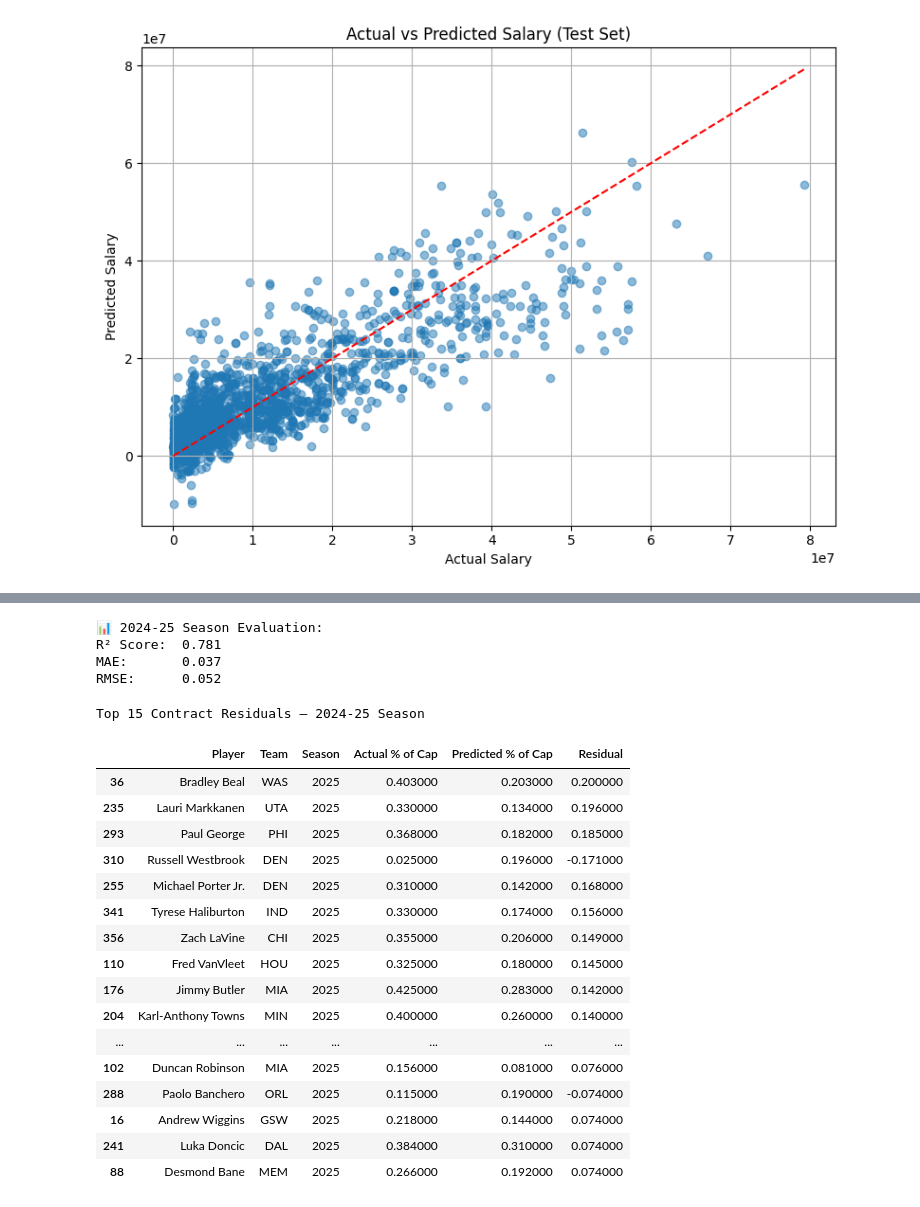
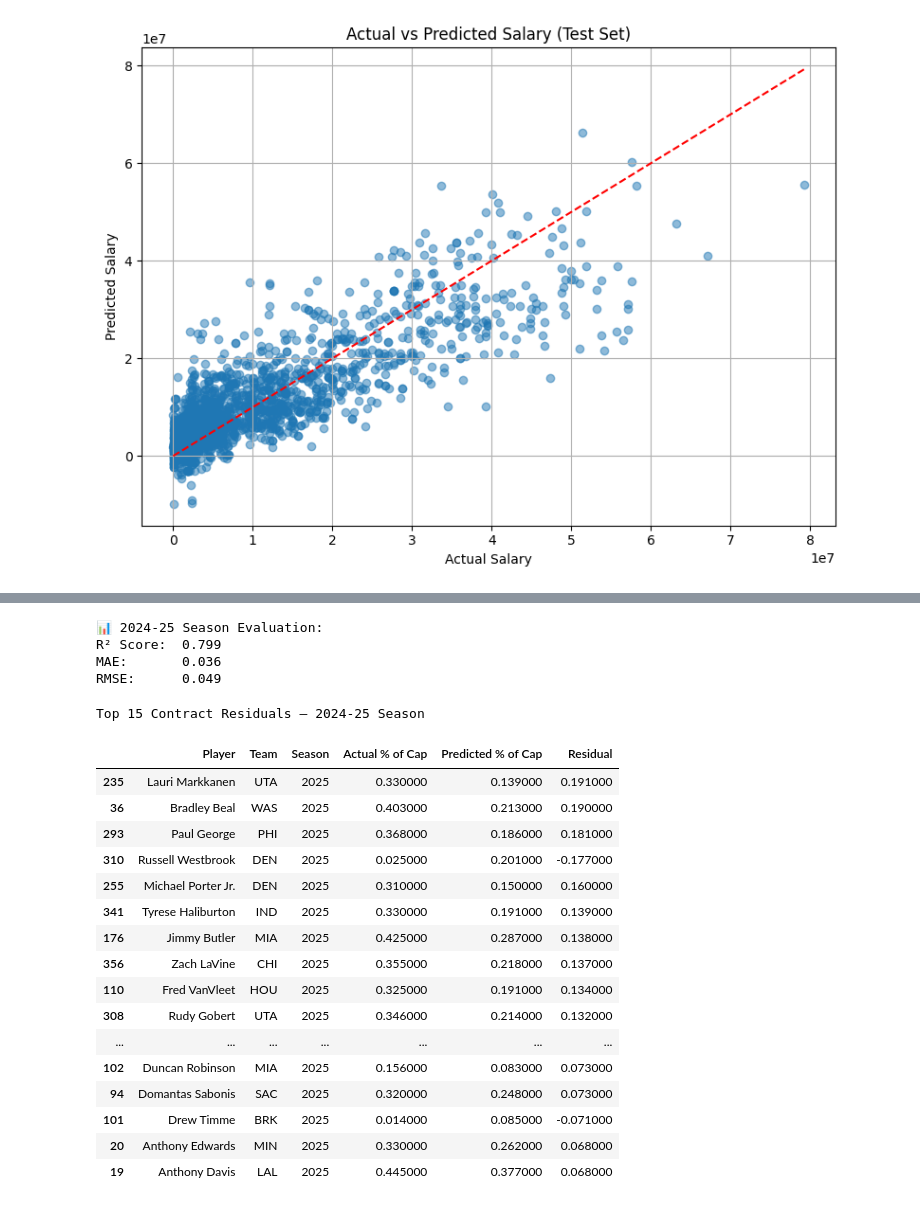
Before and after one commit to garethjones1/econometricsNBA, a Jupyter notebook: beginning.ipynb, the cells around one changed output, grey strips where cells are left out. Saved outputs shown, nothing was run; the diff lists cells and outputs as text; code cells hidden in the pictures.

```diff
--- a/beginning.ipynb
+++ b/beginning.ipynb
@@ -719,39 +644,3 @@ R² Score:      0.6943
 MAE:           $4,854,495.78
 RMSE:          $6,780,879.10
 [figure]
-# %%
-import matplotlib.pyplot as plt
-import statsmodels.api as sm
-
-# 1. Generate predictions if not already done
-if 'Predicted_Salary' not in df_model.columns:
-    X_full = df_model[significant_predictors]
-    X_full_const = sm.add_constant(X_full)
-    df_model['Predicted_Salary'] = final_ols.predict(X_full_const)
-
-# 2. Identify top N players by average actual salary
-top_n = 5
-top_players = df_model.groupby('Player')['Salary'].mean().nlargest(top_n).index
-
-# 3. Plot each player separately: actual vs predicted salary over time
-for player in top_players:
-    player_data = df_model[df_model['Player'] == player]
-
-    # Optional: group by season to avoid duplicates
-    player_data = (
-        player_data.groupby('Season_Year')[['Salary', 'Predicted_Salary']]
-        .mean()
-        .reset_index()
-    )
-
-    plt.figure(figsize=(8, 5))
-    plt.plot(player_data['Season_Year'], player_data['Salary'], label='Actual Salary', marker='o')
-    plt.plot(player_data['Season_Year'], player_data['Predicted_Salary'], label='Predicted Salary', linestyle='--', marker='x')
-
-    plt.title(f"{player} - Actual vs Predicted Salary Over Time")
-    plt.xlabel("Season Year")
-    plt.ylabel("Salary ($)")
-    plt.legend()
-    plt.grid(True)
-    plt.tight_layout()
-    plt.show()
@@ -989,7 +821,7 @@ RMSE:      0.061
 df_model = df_long.reset_index()
 
 # 2. Train/test split
-train = df_model[df_model['Season_Year'] < 2025].copy()
+train = df_model[df_model['Season_Year'] != 2025].copy()
 test_raw = df_model[df_model['Season_Year'] == 2025].copy()
 
 # 3. Deduplicate test set: keep only one row per player
@@ -1017,49 +849,49 @@ r2 = r2_score(test['Percent_of_Cap'], test['Predicted_Percent_of_Cap'])
 mae = mean_absolute_error(test['Percent_of_Cap'], test['Predicted_Percent_of_Cap'])
 rmse = np.sqrt(mean_squared_error(test['Percent_of_Cap'], test['Predicted_Percent_of_Cap']))
 
 print(f"\n📊 2024-25 Season Evaluation:")
 print(f"R² Score:  {r2:.3f}")
 print(f"MAE:       {mae:.3f}")
 print(f"RMSE:      {rmse:.3f}")
 
 # 8. Format and display top residuals
 top_residuals = test.sort_values(by='Abs_Residual', ascending=False)
 residual_table = top_residuals[['Player', 'Team', 'Season_Year', 'Percent_of_Cap', 'Predicted_Percent_of_Cap', 'Residual']].copy()
 residual_table.columns = ['Player', 'Team', 'Season', 'Actual % of Cap', 'Predicted % of Cap', 'Residual']
 residual_table[['Actual % of Cap', 'Predicted % of Cap', 'Residual']] = residual_table[['Actual % of Cap', 'Predicted % of Cap', 'Residual']].round(3)
 
 # 9. Styled table (Jupyter only)
 styled_table = residual_table.head(50).style\
     .bar(subset=['Residual'], color='#d65f5f', align='mid')\
     .background_gradient(subset=['Actual % of Cap', 'Predicted % of Cap'], cmap='Blues')\
     .set_caption("Top 15 Contract Residuals — 2024-25 Season")\
     .set_properties(**{'text-align': 'center'})\
     .set_table_styles([{
         'selector': 'caption',
         'props': [('caption-side', 'top'), ('font-size', '16px'), ('font-weight', 'bold')]
     }])
 
 styled_table
 # %% [output]
 📊 2024-25 Season Evaluation:
-R² Score:  0.781
-MAE:       0.037
-RMSE:      0.052
+R² Score:  0.799
+MAE:       0.036
+RMSE:      0.049
 Top 15 Contract Residuals — 2024-25 Season
 |  | Player | Team | Season | Actual % of Cap | Predicted % of Cap | Residual |
-| 36 | Bradley Beal | WAS | 2025 | 0.403000 | 0.203000 | 0.200000 |
-| 235 | Lauri Markkanen | UTA | 2025 | 0.330000 | 0.134000 | 0.196000 |
-| 293 | Paul George | PHI | 2025 | 0.368000 | 0.182000 | 0.185000 |
-| 310 | Russell Westbrook | DEN | 2025 | 0.025000 | 0.196000 | -0.171000 |
-| 255 | Michael Porter Jr. | DEN | 2025 | 0.310000 | 0.142000 | 0.168000 |
-| 341 | Tyrese Haliburton | IND | 2025 | 0.330000 | 0.174000 | 0.156000 |
-| 356 | Zach LaVine | CHI | 2025 | 0.355000 | 0.206000 | 0.149000 |
-| 110 | Fred VanVleet | HOU | 2025 | 0.325000 | 0.180000 | 0.145000 |
-| 176 | Jimmy Butler | MIA | 2025 | 0.425000 | 0.283000 | 0.142000 |
-| 204 | Karl-Anthony Towns | MIN | 2025 | 0.400000 | 0.260000 | 0.140000 |
+| 235 | Lauri Markkanen | UTA | 2025 | 0.330000 | 0.139000 | 0.191000 |
+| 36 | Bradley Beal | WAS | 2025 | 0.403000 | 0.213000 | 0.190000 |
+| 293 | Paul George | PHI | 2025 | 0.368000 | 0.186000 | 0.181000 |
+| 310 | Russell Westbrook | DEN | 2025 | 0.025000 | 0.201000 | -0.177000 |
+| 255 | Michael Porter Jr. | DEN | 2025 | 0.310000 | 0.150000 | 0.160000 |
+| 341 | Tyrese Haliburton | IND | 2025 | 0.330000 | 0.191000 | 0.139000 |
+| 176 | Jimmy Butler | MIA | 2025 | 0.425000 | 0.287000 | 0.138000 |
+| 356 | Zach LaVine | CHI | 2025 | 0.355000 | 0.218000 | 0.137000 |
+| 110 | Fred VanVleet | HOU | 2025 | 0.325000 | 0.191000 | 0.134000 |
+| 308 | Rudy Gobert | UTA | 2025 | 0.346000 | 0.214000 | 0.132000 |
 | ... | ... | ... | ... | ... | ... | ... |
-| 102 | Duncan Robinson | MIA | 2025 | 0.156000 | 0.081000 | 0.076000 |
-| 288 | Paolo Banchero | ORL | 2025 | 0.115000 | 0.190000 | -0.074000 |
-| 16 | Andrew Wiggins | GSW | 2025 | 0.218000 | 0.144000 | 0.074000 |
-| 241 | Luka Doncic | DAL | 2025 | 0.384000 | 0.310000 | 0.074000 |
-| 88 | Desmond Bane | MEM | 2025 | 0.266000 | 0.192000 | 0.074000 |
+| 102 | Duncan Robinson | MIA | 2025 | 0.156000 | 0.083000 | 0.073000 |
+| 94 | Domantas Sabonis | SAC | 2025 | 0.320000 | 0.248000 | 0.073000 |
+| 101 | Drew Timme | BRK | 2025 | 0.014000 | 0.085000 | -0.071000 |
+| 20 | Anthony Edwards | MIN | 2025 | 0.330000 | 0.262000 | 0.068000 |
+| 19 | Anthony Davis | LAL | 2025 | 0.445000 | 0.377000 | 0.068000 |
```
Also changed, not shown: parts of 8 cells of this notebook, 1 other file.
